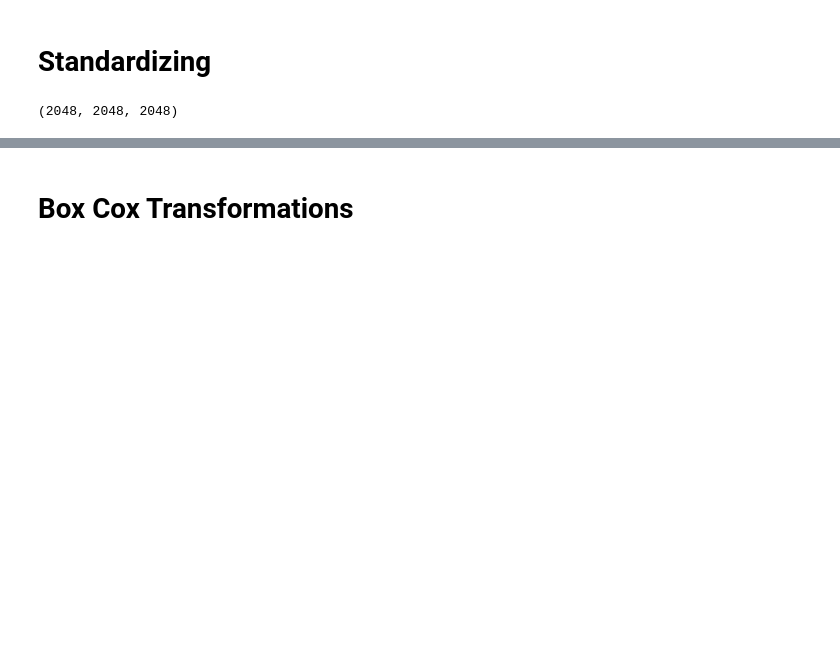
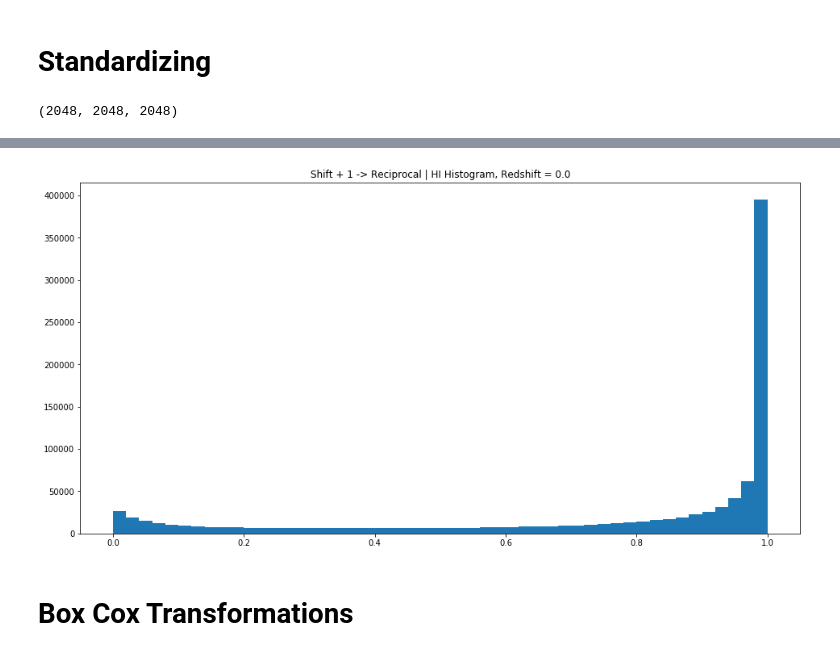
Before and after one commit to NYU-CDS-Capstone-Project/HydroGAN, a Jupyter notebook: notebooks/cube_transformations.ipynb, the cells around one changed output, grey strips where cells are left out. Cells and saved outputs as stored; diff of their text form; code cells hidden in the pictures; blank space fills up the shorter version.

```diff
--- a/notebooks/cube_transformations.ipynb
+++ b/notebooks/cube_transformations.ipynb
@@ -173,0 +197,15 @@ hf.close()
+# %%
+whole_new_f = np.empty(shape = (f.shape[0],f.shape[1],f.shape[2]),
+                       dtype = np.float64)
+print(whole_new_f.shape)
+
+shift = 1.0
+
+for i in range(f.shape[0]):
+    if i % 250 == 0:
+        print(str(i) + " / " + str(f.shape[0]))
+    whole_new_f[i:i+1,:,:] = 1 / (f[i:i+1,:,:] + shift)
+
+print(whole_new_f.mean())
+print(whole_new_f.min())
+print(whole_new_f.max())
@@ -173,0 +226,6 @@ hf.close()
+# %%
+plt.figure(figsize=(16,8))
+plt.title("Shift + 1 -> Reciprocal | HI Histogram, Redshift = " + str(redshift))
+_ = plt.hist(whole_new_f[500:600,500:600,500:600].flatten(), bins = 50)
+# %% [output]
+[figure, added]
```
Also changed, not shown: parts of 63 cells of this notebook.
